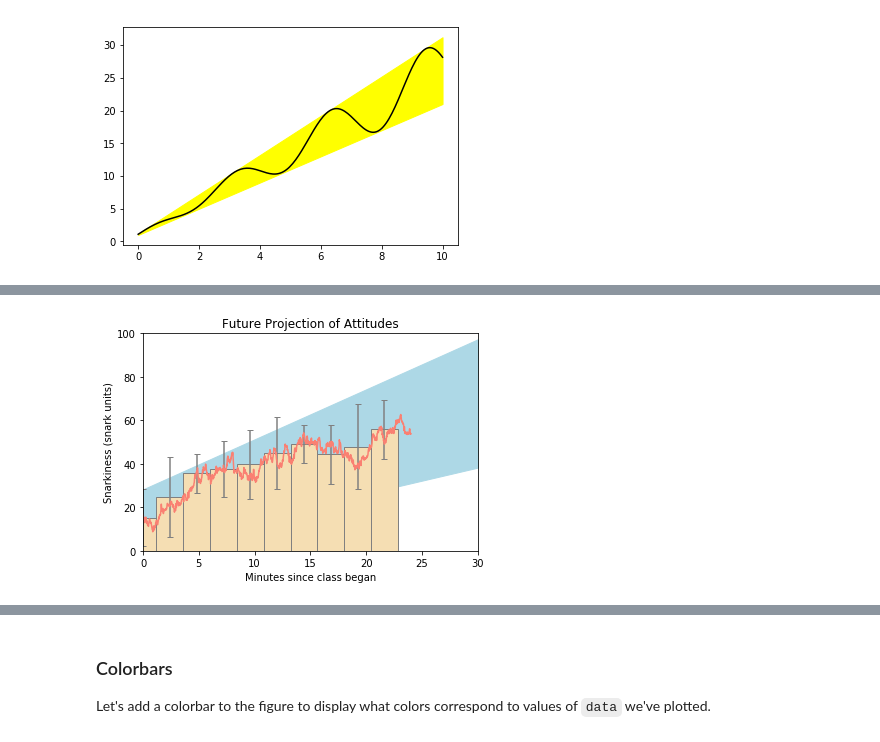
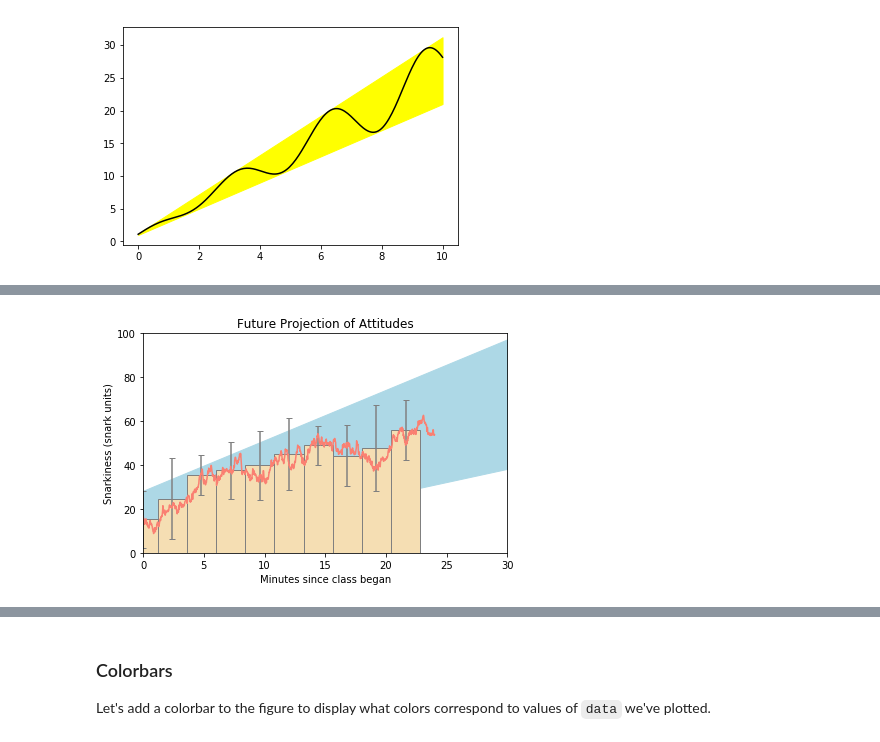
Before and after one commit to naxvm/AnatomyOfMatplotlib, a Jupyter notebook: AnatomyOfMatplotlib-Part2-Plotting_Methods_Overview.ipynb, the cells around one changed output, grey strips where cells are left out. Drawn from its saved outputs; the diff is of its cells as text; code cells hidden in the pictures.

```diff
--- a/AnatomyOfMatplotlib-Part2-Plotting_Methods_Overview.ipynb
+++ b/AnatomyOfMatplotlib-Part2-Plotting_Methods_Overview.ipynb
@@ -159,34 +159,35 @@ x_raw = np.linspace(0, 24, y_raw.size)
 x_pos = x_raw.reshape(-1, 100).min(axis=1)
 y_avg = y_raw.reshape(-1, 100).mean(axis=1)
 y_err = y_raw.reshape(-1, 100).ptp(axis=1)
 
 bar_width = x_pos[1] - x_pos[0]
 
 # Make a made up future prediction with a fake confidence
 x_pred = np.linspace(0, 30)
 y_max_pred = y_avg[0] + y_err[0] + 2.3 * x_pred
 y_min_pred = y_avg[0] - y_err[0] + 1.2 * x_pred
 
 # Just so you don't have to guess at the colors...
 barcolor, linecolor, fillcolor = 'wheat', 'salmon', 'lightblue'
 # Now you're on your own!
 fig, ax = plt.subplots(1,1)
 ax.set_title('Future Projection of Attitudes')
 ax.set_xlabel('Minutes since class began')
 ax.set_ylabel('Snarkiness (snark units)')
 ax.set_ylim([0, 100])
 ax.set_xlim([0, 30])
 line = ax.plot(x_raw, y_raw)
 line[0].set_color(linecolor)
 
 cont = ax.bar(x_pos, y_avg, bar_width, color=barcolor, edgecolor='gray', yerr=y_err, ecolor='gray', capsize=3)
 
 # ax.plot(x_pred, y_max_pred, x_pred, y_min_pred)
 ax.fill_between(x_pred, y_max_pred, y_min_pred, color=fillcolor)
 
+plt.tight_layout()
 plt.show()
 # %% [output]
-[figure, old version]
+[figure, new version]
 # %% [markdown]
 # Input Data: 2D Arrays or Images
 
```
Also changed, not shown: parts of 6 cells of this notebook, 1 other file.
